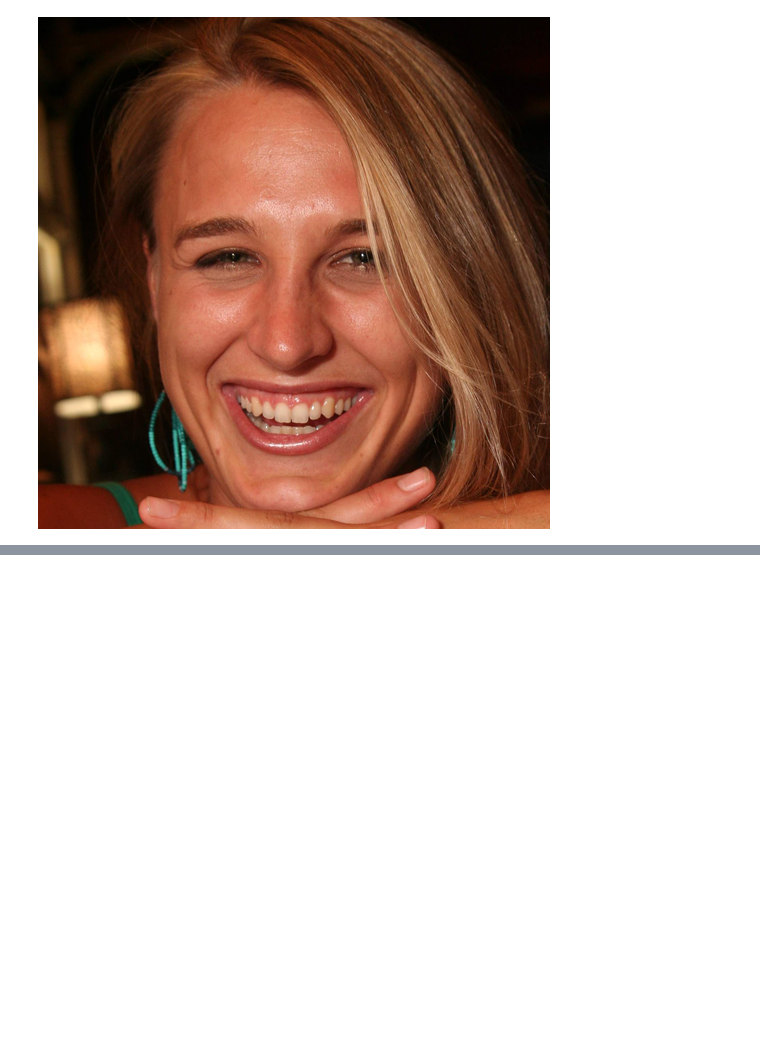
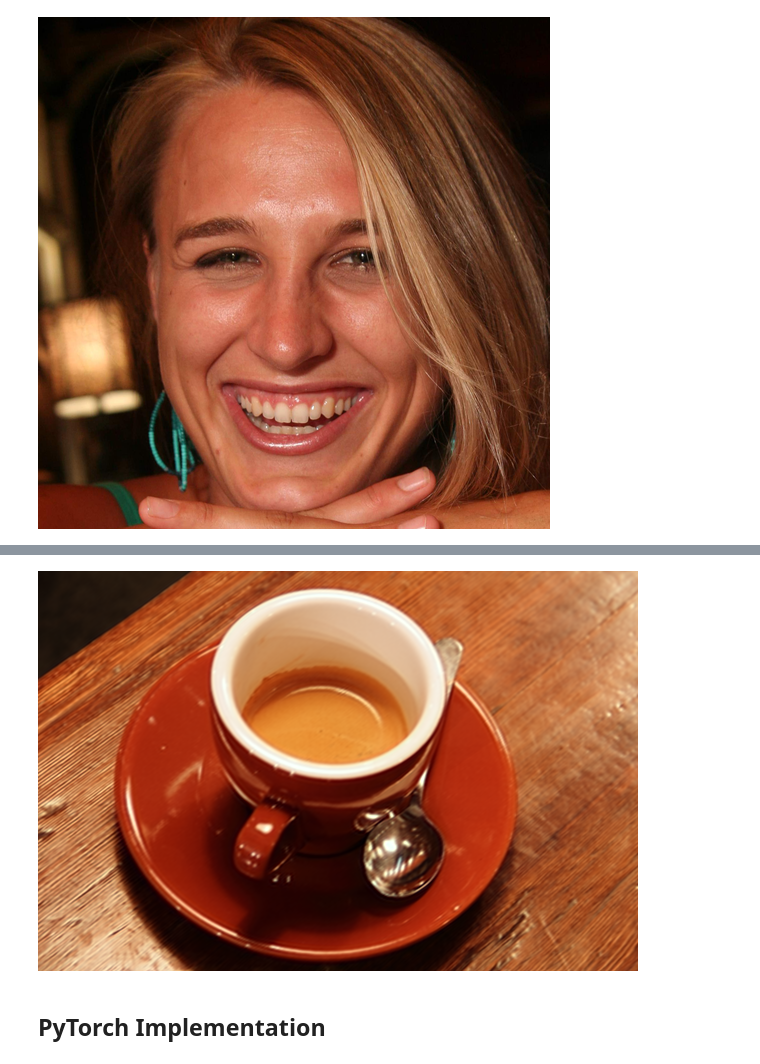
Before and after one commit to helloimlixin/dlgan, a Jupyter notebook: Scratch.ipynb, the cells around one changed output, grey strips where cells are left out. Drawn from its saved outputs; the diff is of its cells as text; code cells hidden in the pictures; blank space fills up the shorter version.

```diff
--- a/Scratch.ipynb
+++ b/Scratch.ipynb
@@ -66,0 +85,17 @@ tensor([[[[0.0118, 0.0078, 0.0000,  ..., 0.0314, 0.0235, 0.0196],
+# %%
+# add noise to the image
+img = util.img_as_float(original)
+# %%
+def clip(img):
+    img = np.minimum(np.ones(img.shape), img)
+    img = np.maximum(np.zeros(img.shape), img)
+
+    return img
+# %%
+%%time
+
+patch_size = (10, 10)
+patches = image.extract_patches_2d(img, patch_size)
+signals = patches.reshape(patches.shape[0], -1)
+# mean = np.mean(signals, axis=1)[:, np.newaxis]
+# signals -= mean
@@ -66,0 +109,8 @@ tensor([[[[0.0118, 0.0078, 0.0000,  ..., 0.0314, 0.0235, 0.0196],
+# %%
+%%time
+
+aksvd = ApproximateKSVD(n_components=32)
+dictionary = aksvd.fit(signals[:1000]).components_
+gamma = aksvd.transform(signals)
+# reduced = gamma.dot(dictionary) + mean
+reduced = gamma.dot(dictionary)
@@ -66,0 +120,9 @@ tensor([[[[0.0118, 0.0078, 0.0000,  ..., 0.0314, 0.0235, 0.0196],
+# %%
+reduced_img = image.reconstruct_from_patches_2d(reduced.reshape(patches.shape), img.shape)
+reduced_img = clip(reduced_img)
+reduced_img = (255 * reduced_img).astype(np.uint8)
+display(Image.fromarray(reduced_img))
+# %% [output]
+[figure, added]
+# %% [markdown]
+## PyTorch Implementation
```
Also changed, not shown: parts of 19 cells of this notebook, 6 other files.
